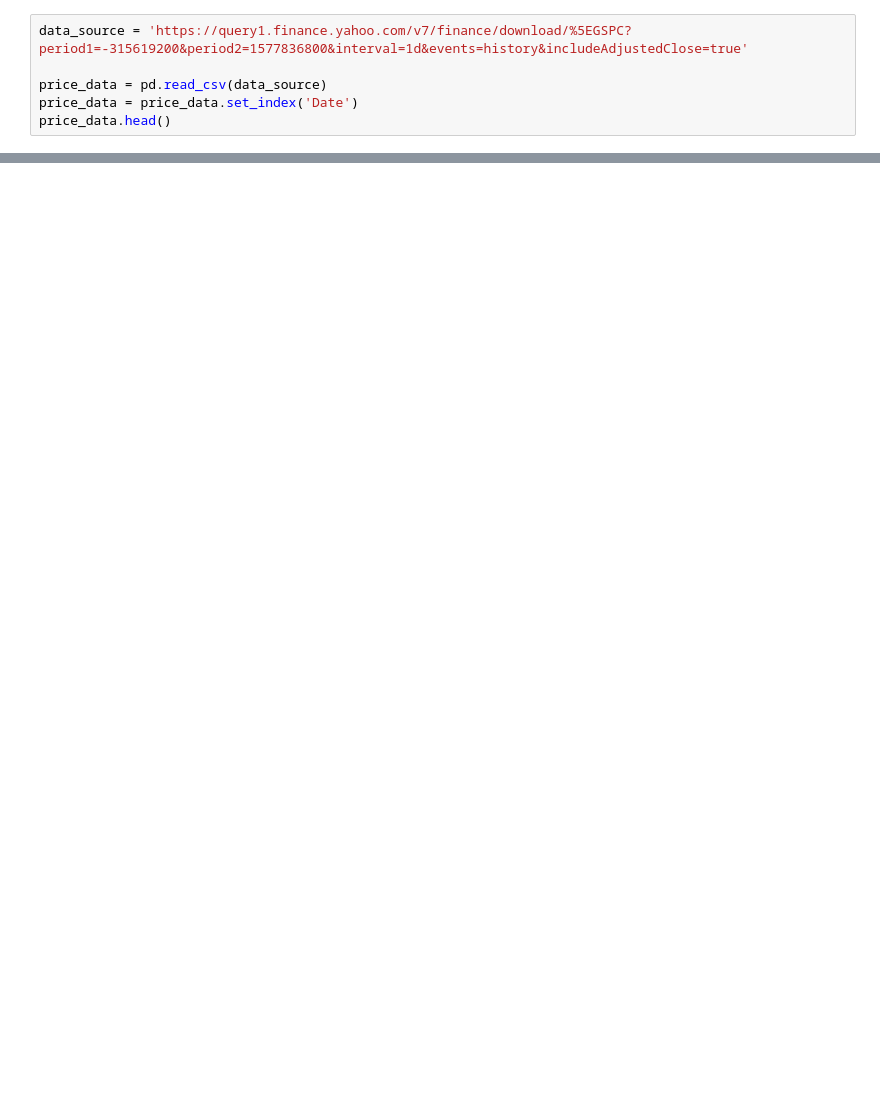
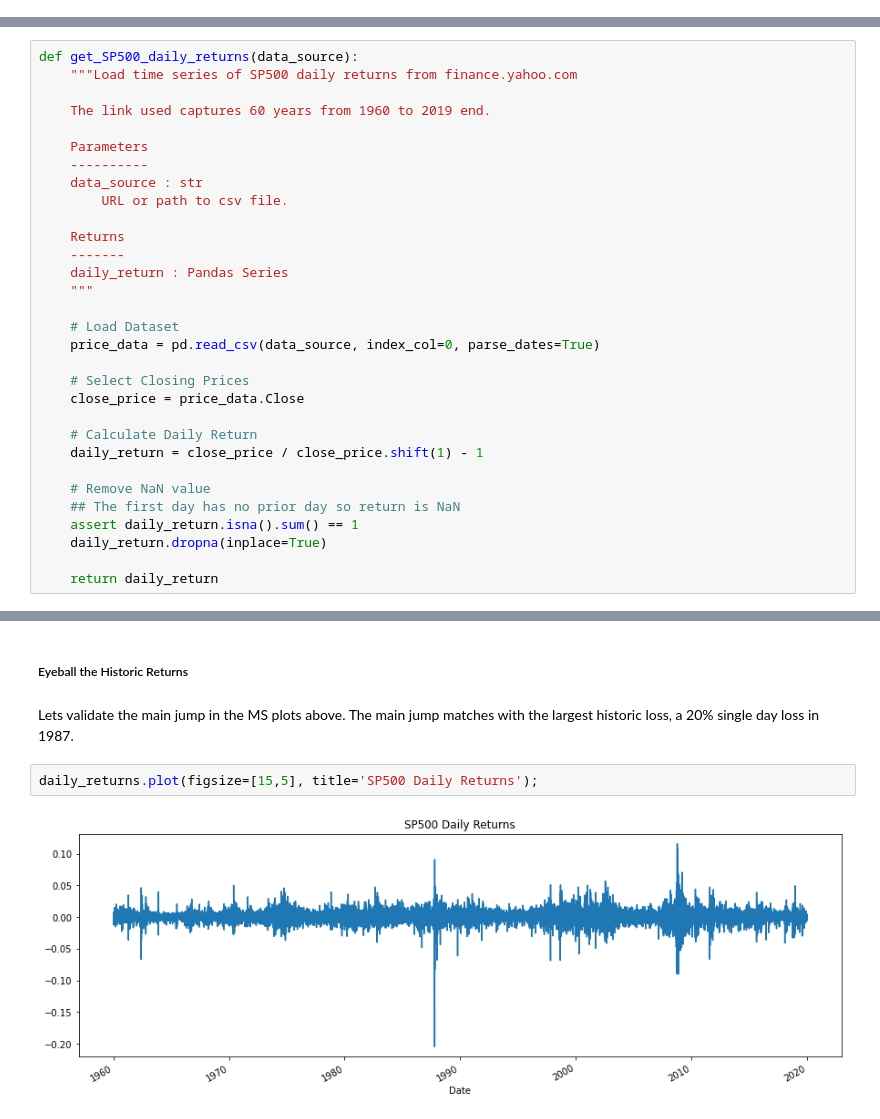
Before and after one commit to FergM/fattails, a Jupyter notebook: notebooks/NB27 - Max over Sum Plot.ipynb, the cells around one changed output, grey strips where cells are left out. Saved outputs shown, nothing was run; the diff lists cells and outputs as text; blank space fills up the shorter version.

```diff
--- a/notebooks/NB27 - Max over Sum Plot.ipynb
+++ b/notebooks/NB27 - Max over Sum Plot.ipynb
@@ -17,6 +0,0 @@ import fattails.metrics as fattails
-# %%
-data_source = 'https://query1.finance.yahoo.com/v7/finance/download/%5EGSPC?period1=-315619200&period2=1577836800&interval=1d&events=history&includeAdjustedClose=true'
-
-price_data = pd.read_csv(data_source)
-price_data = price_data.set_index('Date')
-price_data.head()
@@ -220,0 +15,31 @@ max_over_sum_df.plot();#subplots=True);
+# %%
+def get_SP500_daily_returns(data_source):
+    """Load time series of SP500 daily returns from finance.yahoo.com
+
+    The link used captures 60 years from 1960 to 2019 end.
+
+    Parameters
+    ----------
+    data_source : str
+        URL or path to csv file.
+
+    Returns
+    -------
+    daily_return : Pandas Series
+    """
+
+    # Load Dataset
+    price_data = pd.read_csv(data_source, index_col=0, parse_dates=True)
+
+    # Select Closing Prices
+    close_price = price_data.Close
+
+    # Calculate Daily Return
+    daily_return = close_price / close_price.shift(1) - 1
+
+    # Remove NaN value
+    ## The first day has no prior day so return is NaN
+    assert daily_return.isna().sum() == 1
+    daily_return.dropna(inplace=True)
+
+    return daily_return
@@ -220,0 +127,8 @@ max_over_sum_df.plot();#subplots=True);
+# %% [markdown]
+##### Eyeball the Historic Returns
+# %% [markdown]
+Lets validate the main jump in the MS plots above. The main jump matches with the largest historic loss, a 20% single day loss in 1987.
+# %%
+daily_returns.plot(figsize=[15,5], title='SP500 Daily Returns');
+# %% [output]
+[figure, added]
```
Also changed, not shown: parts of 36 cells of this notebook, 2 other files.
